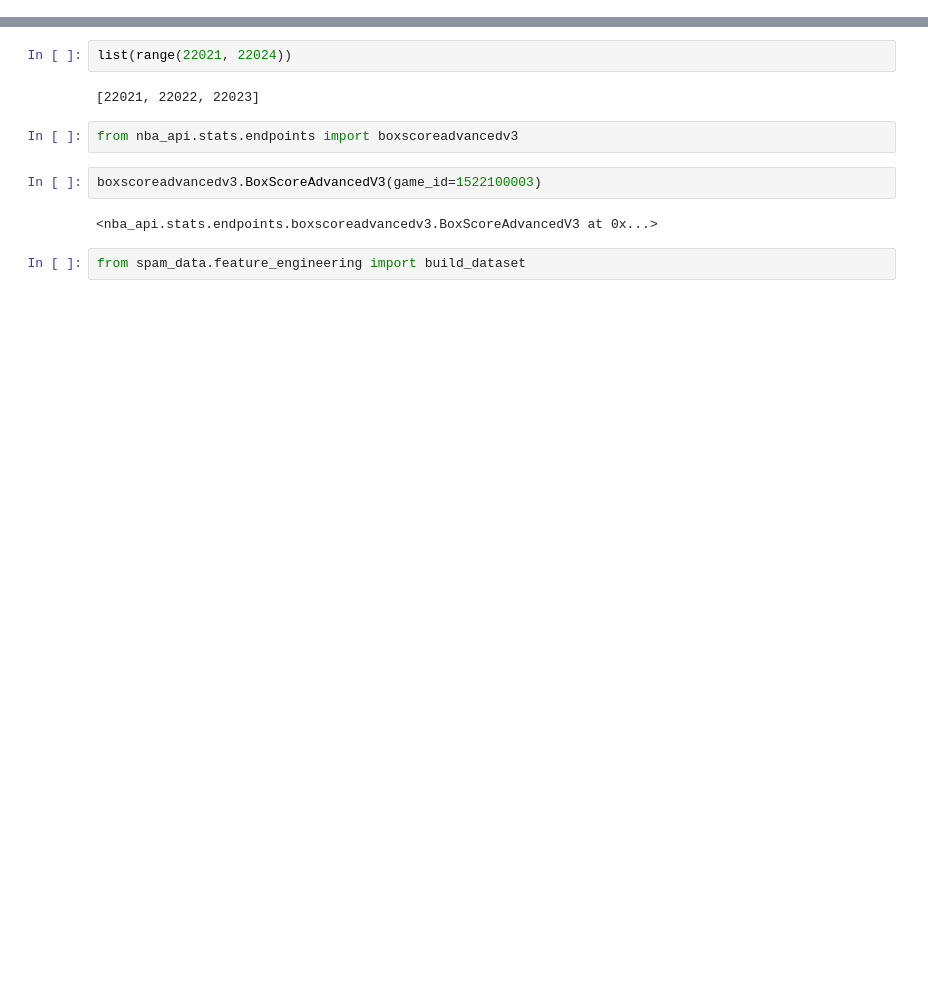
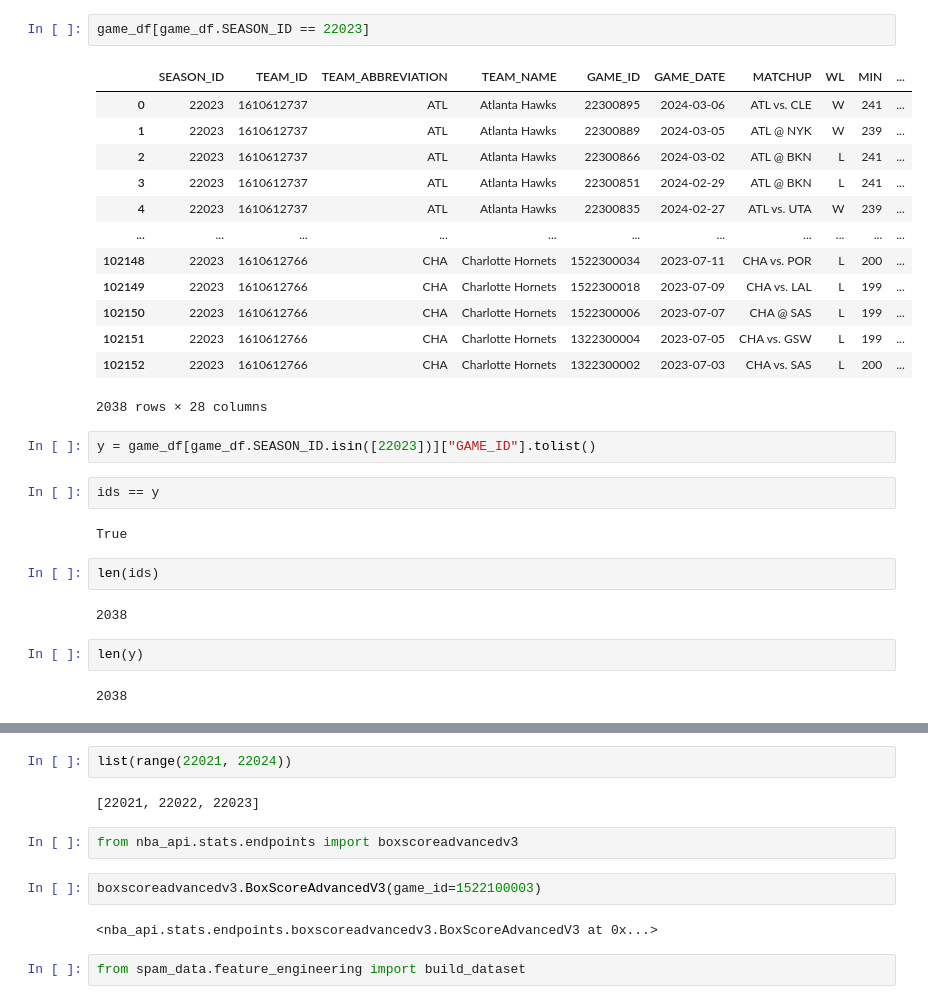
Before and after one commit to stevenworthington/sports_betting, a Jupyter notebook: james/spam_data/notebooks/Untitled1.ipynb, the cells around one changed output, grey strips where cells are left out. Drawn from its saved outputs; the diff is of its cells as text; blank space fills up the shorter version.

```diff
--- a/james/spam_data/notebooks/Untitled1.ipynb
+++ b/james/spam_data/notebooks/Untitled1.ipynb
@@ -4,3 +89,33 @@ from spam_data.api import BOX_SCORE_ADVANCED_STATISTICS
+# %%
+game_df[game_df.SEASON_ID == 22023]
+# %% [output]
+|  | SEASON_ID | TEAM_ID | TEAM_ABBREVIATION | TEAM_NAME | GAME_ID | GAME_DATE | MATCHUP | WL | MIN | ... |
+| 0 | 22023 | 1610612737 | ATL | Atlanta Hawks | 22300895 | 2024-03-06 | ATL vs. CLE | W | 241 | ... |
+| 1 | 22023 | 1610612737 | ATL | Atlanta Hawks | 22300889 | 2024-03-05 | ATL @ NYK | W | 239 | ... |
+| 2 | 22023 | 1610612737 | ATL | Atlanta Hawks | 22300866 | 2024-03-02 | ATL @ BKN | L | 241 | ... |
+| 3 | 22023 | 1610612737 | ATL | Atlanta Hawks | 22300851 | 2024-02-29 | ATL @ BKN | L | 241 | ... |
+| 4 | 22023 | 1610612737 | ATL | Atlanta Hawks | 22300835 | 2024-02-27 | ATL vs. UTA | W | 239 | ... |
+| ... | ... | ... | ... | ... | ... | ... | ... | ... | ... | ... |
+| 102148 | 22023 | 1610612766 | CHA | Charlotte Hornets | 1522300034 | 2023-07-11 | CHA vs. POR | L | 200 | ... |
+| 102149 | 22023 | 1610612766 | CHA | Charlotte Hornets | 1522300018 | 2023-07-09 | CHA vs. LAL | L | 199 | ... |
+| 102150 | 22023 | 1610612766 | CHA | Charlotte Hornets | 1522300006 | 2023-07-07 | CHA @ SAS | L | 199 | ... |
+| 102151 | 22023 | 1610612766 | CHA | Charlotte Hornets | 1322300004 | 2023-07-05 | CHA vs. GSW | L | 199 | ... |
+| 102152 | 22023 | 1610612766 | CHA | Charlotte Hornets | 1322300002 | 2023-07-03 | CHA vs. SAS | L | 200 | ... |
+2038 rows × 28 columns
+# %%
+y = game_df[game_df.SEASON_ID.isin([22023])]["GAME_ID"].tolist()
+# %%
+ids == y
+# %% [output]
+True
+# %%
+len(ids)
+# %% [output]
+2038
+# %%
+len(y)
+# %% [output]
+2038
 # %%
 df = load_or_fetch_from_cache(BOX_SCORE_ADVANCED_STATISTICS)
 # %% [output]
```
Also changed, not shown: parts of 20 cells of this notebook, 4 other files.
